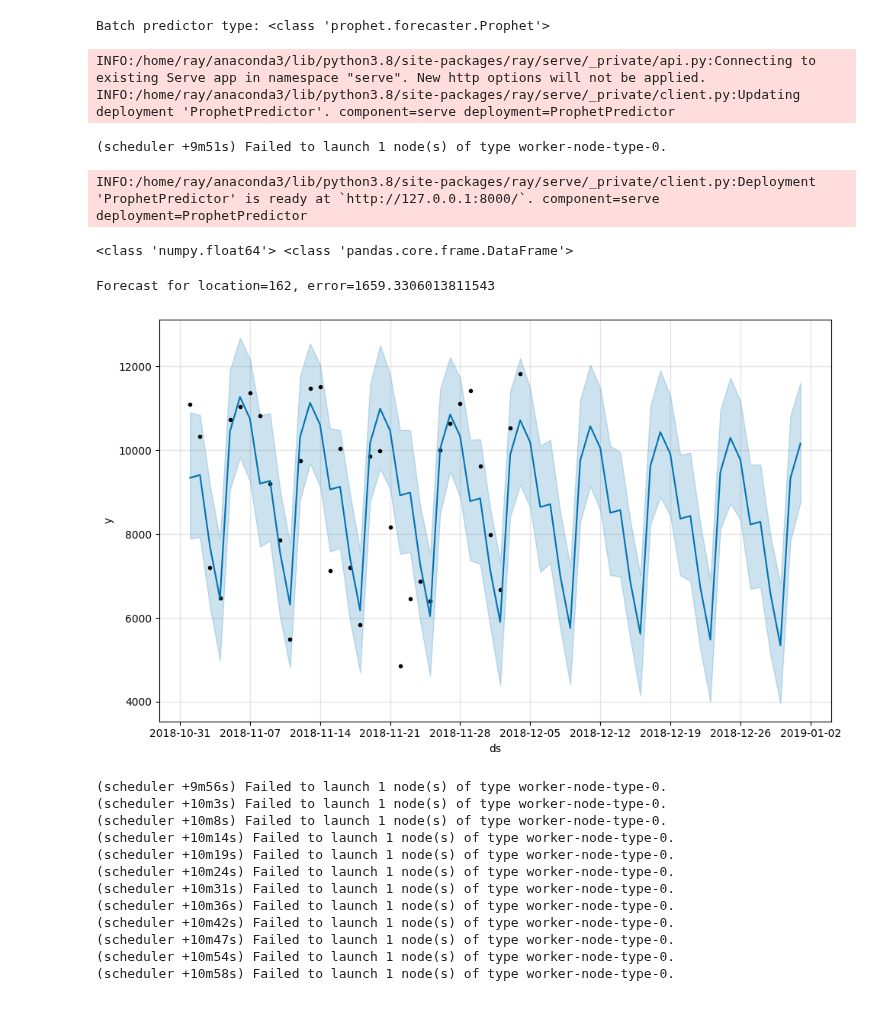
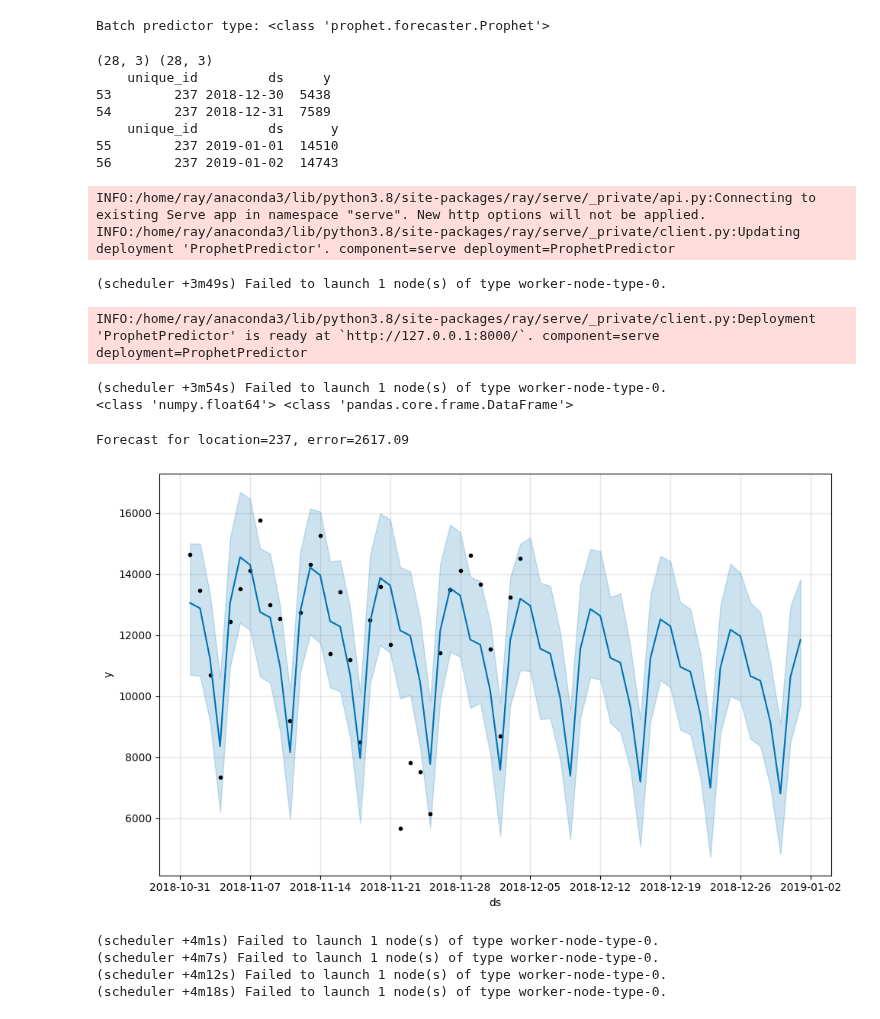
Before and after one commit to christy/AnyscaleDemos, a Jupyter notebook: forecasting_demos/Ray_v2/train_prophet_blog.ipynb, the cells around one changed output. Drawn from its saved outputs; the diff is of its cells as text; code cells hidden in the pictures.

Commit message:
Blog multi-model training with Ray AIR
Signed-off-by: Christy Bergman <christy@christys-MacBook-Pro.local>

```diff
--- a/forecasting_demos/Ray_v2/train_prophet_blog.ipynb
+++ b/forecasting_demos/Ray_v2/train_prophet_blog.ipynb
@@ -364,10 +312,9 @@ algorithms to train: ['prophet_additive', 'prophet_multiplicative', 'arima']
 # %%
 ##########
-# STEP 1. Define Python functions to:
-# a) read and prepare a segment of data, and
+# STEP 1. Define Python functions to read and prepare a segment of data.
 ##########
 
-# Function to read a pyarrow.Table object using pyarrow parquet
+# Function to read a pyarrow.Table object using pyarrow parquet.
 def read_data(file: str, sample_id: np.int32) -> pd.DataFrame:
 
     df = pq.read_table(
@@ -440,7 +387,7 @@ def transform_df(input_df: pd.DataFrame) -> pd.DataFrame:
 
     return g
 
-def prepare_data_per_uniqueid(
+def preprocess_per_uniqueid(
     s3_files: List[str],
     sample_location_id: np.int32) -> pd.DataFrame:
 
@@ -954,24 +907,12 @@ from ray import train, serve
 # Get location to saved model.
 # print(f"checkpoint: {checkpoint}")
 # print(f"type model: {type(sample_model)}")
-best_model = sample_model
 
 ##########
 # STEP 1. Instantiate a batch predictor from checkpoint.
 ##########
-
-# TODO: getting error this does not exist !?
-# https://github.com/ray-project/ray/blob/8b98b51e4fb127a7ea2449b4def84d77e4e02f83/python/ray/train/batch_predictor.py
-# predictor = ray.train.batch_predictor.BatchPredictor(
-#     checkpoint=checkpoint,
-#     predictor_cls=type(best_model),
-#     preprocessor=BatchMapper(prepare_data_per_uniqueid, batch_format="pandas"),
-# )
-
-# Use native predictor instead
-predictor = checkpoint.to_dict()["model"]
-
-print(f"Batch predictor type: {type(predictor)}")
+batch_predictor = sample_model
+print(f"Batch predictor type: {type(batch_predictor)}")
 # %% [output]
 Batch predictor type: <class 'prophet.forecaster.Prophet'>
 # %%
@@ -982,27 +923,40 @@ Batch predictor type: <class 'prophet.forecaster.Prophet'>
 valid_df = checkpoint.to_dict()['valid_df']
 
 # Being lazy, use validation data as test data
+# test_df = preprocess_per_uniqueid(files_to_use[-1:], sample_unique_id)
 test_df = valid_df.copy()
 test_df["ds"] = test_df["ds"] + timedelta(days=FORECAST_LENGTH)
+
+print(valid_df.shape, test_df.shape)
+print(valid_df.tail(2))
+print(test_df.head(2))
+# %% [output]
+(28, 3) (28, 3)
+    unique_id         ds     y
+53        237 2018-12-30  5438
+54        237 2018-12-31  7589
+    unique_id         ds      y
+55        237 2019-01-01  14510
+56        237 2019-01-02  14743
 # %%
 ##########
 # STEP 3. Define a Ray Serve deployment class.
 ##########
 @serve.deployment
 class ProphetPredictor:
-    def __init__(self, model, valid_data, test_data, forecast_length, unique_id):
-        self.model = model
+    def __init__(self, predictor, valid_data, test_data, forecast_length, unique_id):
+        self.predictor = predictor
         self.valid_data = valid_data
         self.test_data = test_data
         self.forecast_length = forecast_length
         self.unique_id = unique_id
 
     def predict(self):
-        future_dates = self.model.make_future_dataframe(
+        future_dates = self.predictor.make_future_dataframe(
             periods=self.forecast_length, freq="D"
         )
         raw_predictions = \
-          self.model.predict(future_dates)
+          self.predictor.predict(future_dates)
         return raw_predictions
 
     def post_process(self, predictions):
@@ -1031,11 +985,11 @@ class ProphetPredictor:
         return [error, predictions]
 # %%
 ##########
-# STEP 4. Deploy the model.
+# STEP 4. Deploy the predictor.
 ##########
 # Bind arguments to the Class constructor.
 my_first_deployment = ProphetPredictor.bind(
-    model=best_model,
+    predictor=batch_predictor,
     valid_data=valid_df,
     test_data=test_df,
     forecast_length=FORECAST_LENGTH,
@@ -1056,25 +1010,18 @@ print(type(error), type(new_pred))
 # %% [output]
 INFO:/home/ray/anaconda3/lib/python3.8/site-packages/ray/serve/_private/api.py:Connecting to existing Serve app in namespace "serve". New http options will not be applied.
 INFO:/home/ray/anaconda3/lib/python3.8/site-packages/ray/serve/_private/client.py:Updating deployment 'ProphetPredictor'. component=serve deployment=ProphetPredictor
-(scheduler +9m51s) Failed to launch 1 node(s) of type worker-node-type-0.
+(scheduler +3m49s) Failed to launch 1 node(s) of type worker-node-type-0.
 INFO:/home/ray/anaconda3/lib/python3.8/site-packages/ray/serve/_private/client.py:Deployment 'ProphetPredictor' is ready at `http://127.0.0.1:8000/`. component=serve deployment=ProphetPredictor
+(scheduler +3m54s) Failed to launch 1 node(s) of type worker-node-type-0.
 <class 'numpy.float64'> <class 'pandas.core.frame.DataFrame'>
 # %%
-# Plot predictions from deployed model.
-print(f"Forecast for location={sample_unique_id}, error={error}")
-plot1 = best_model.plot(new_pred)
+# Plot some predictions from deployed predictor.
+print(f"Forecast for location={sample_unique_id}, error={np.round(error, 2)}")
+plot1 = batch_predictor.plot(new_pred)
 # %% [output]
-Forecast for location=162, error=1659.3306013811543
+Forecast for location=237, error=2617.09
-[figure, old version]
+[figure, new version]
-(scheduler +9m56s) Failed to launch 1 node(s) of type worker-node-type-0.
-(scheduler +10m3s) Failed to launch 1 node(s) of type worker-node-type-0.
-(scheduler +10m8s) Failed to launch 1 node(s) of type worker-node-type-0.
-(scheduler +10m14s) Failed to launch 1 node(s) of type worker-node-type-0.
-(scheduler +10m19s) Failed to launch 1 node(s) of type worker-node-type-0.
-(scheduler +10m24s) Failed to launch 1 node(s) of type worker-node-type-0.
-(scheduler +10m31s) Failed to launch 1 node(s) of type worker-node-type-0.
-(scheduler +10m36s) Failed to launch 1 node(s) of type worker-node-type-0.
-(scheduler +10m42s) Failed to launch 1 node(s) of type worker-node-type-0.
-(scheduler +10m47s) Failed to launch 1 node(s) of type worker-node-type-0.
-(scheduler +10m54s) Failed to launch 1 node(s) of type worker-node-type-0.
-(scheduler +10m58s) Failed to launch 1 node(s) of type worker-node-type-0.
+(scheduler +4m1s) Failed to launch 1 node(s) of type worker-node-type-0.
+(scheduler +4m7s) Failed to launch 1 node(s) of type worker-node-type-0.
+(scheduler +4m12s) Failed to launch 1 node(s) of type worker-node-type-0.
+(scheduler +4m18s) Failed to launch 1 node(s) of type worker-node-type-0.
```
Also changed, not shown: parts of 25 cells of this notebook.
